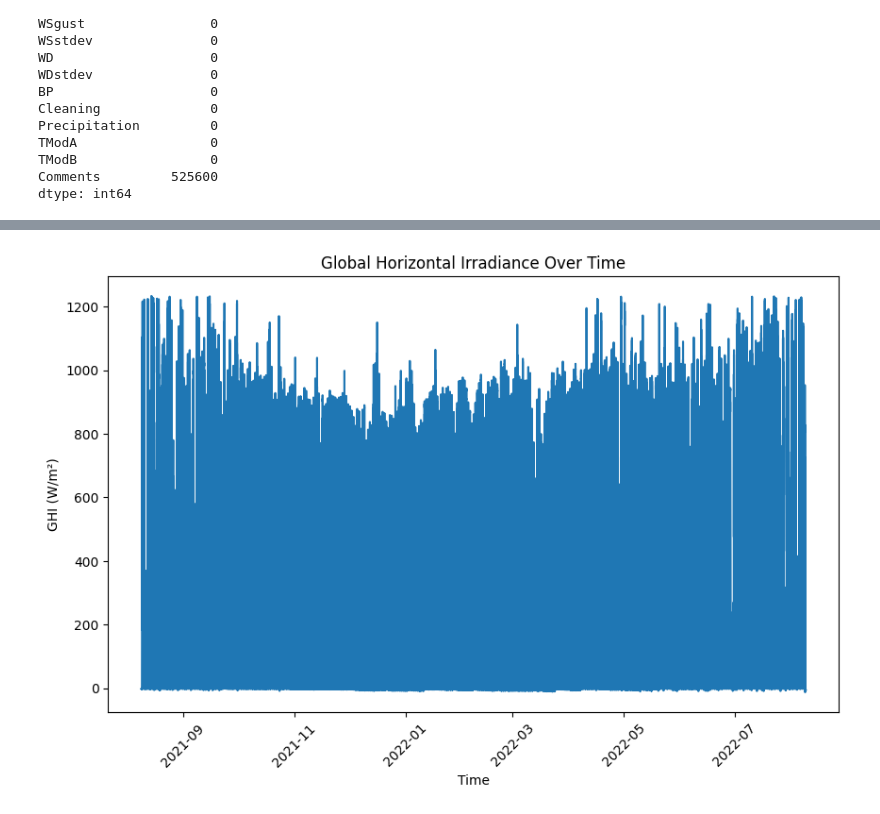
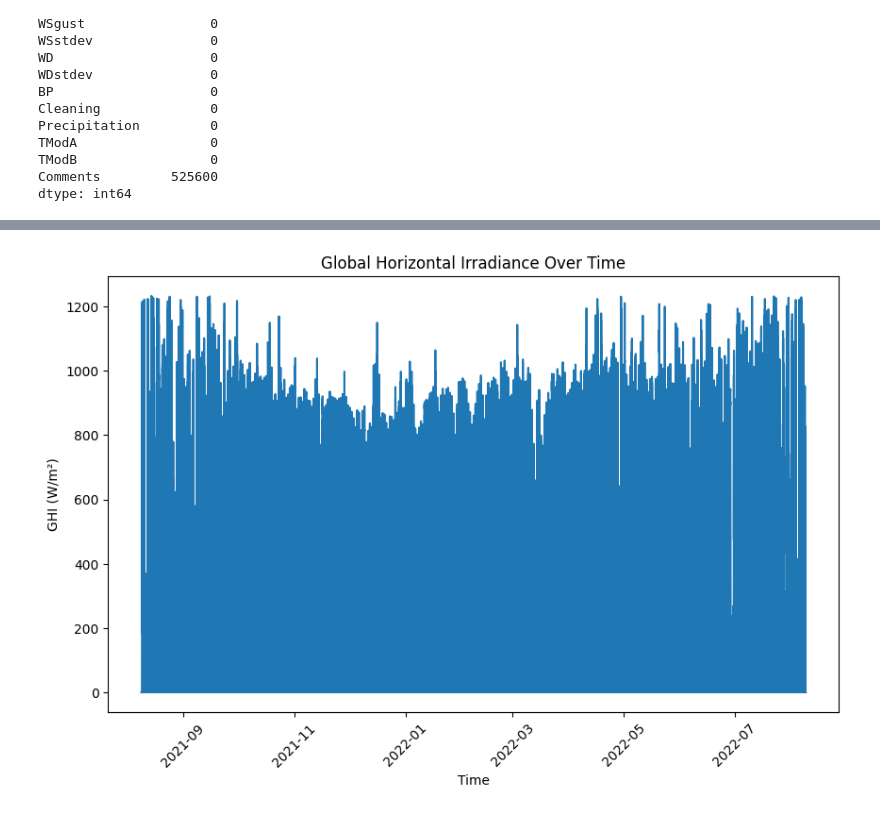
Before and after one commit to ERMIASWAKGARI/AI_Mastery_Week_0_Challenge, a Jupyter notebook: notebooks/EDA_benin-malanville.ipynb, the cells around one changed output, grey strips where cells are left out. Cells and saved outputs as stored; diff of their text form; code cells hidden in the pictures.

```diff
--- a/notebooks/EDA_benin-malanville.ipynb
+++ b/notebooks/EDA_benin-malanville.ipynb
@@ -48,6 +96,17 @@ dtype: int64
 # %%
 ## Droping Columns with All Null Values
-df = df.drop(columns=['Comments'])
+df = df.drop(columns=['comments'])
+df.info()
+# %%
+## Handle Missing Values
+df['ghi'] = df['ghi'].fillna(df['ghi'].mean())
 # %%
-df['z_score'] = zscore(df['GHI'])
-df = df[df['z_score'].abs() < 3]  # Remove data points with Z-scores greater than 3
+## Handle Outliers (Z-Score Analysis)
+
+from scipy.stats import zscore
+df['ghi_zscore'] = zscore(df['ghi'])
+df = df[df['ghi_zscore'].abs() < 3]
+# %%
+## Clip Negative Values
+
+df['ghi'] = df['ghi'].clip(lower=0)
@@ -56,16 +139,16 @@ df = df[df['z_score'].abs() < 3]  # Remove data points with Z-scores greater tha
 # %%
 ## Time-Series Plot:
-df['Timestamp'] = pd.to_datetime(df['Timestamp'])
+df['timestamp'] = pd.to_datetime(df['timestamp'])
 
 plt.figure(figsize=(10, 6))
-plt.plot(df['Timestamp'], df['GHI'])
+plt.plot(df['timestamp'], df['ghi'])
 plt.xlabel('Time')
 plt.ylabel('GHI (W/m²)')
 plt.title('Global Horizontal Irradiance Over Time')
 plt.xticks(rotation=45)
 plt.show()
 # %% [output]
-[figure, old version]
+[figure, new version]
 # %%
 ## Correlation Analysis:
 corr = df.corr()
```
Also changed, not shown: parts of 12 cells of this notebook, 11 other files.
